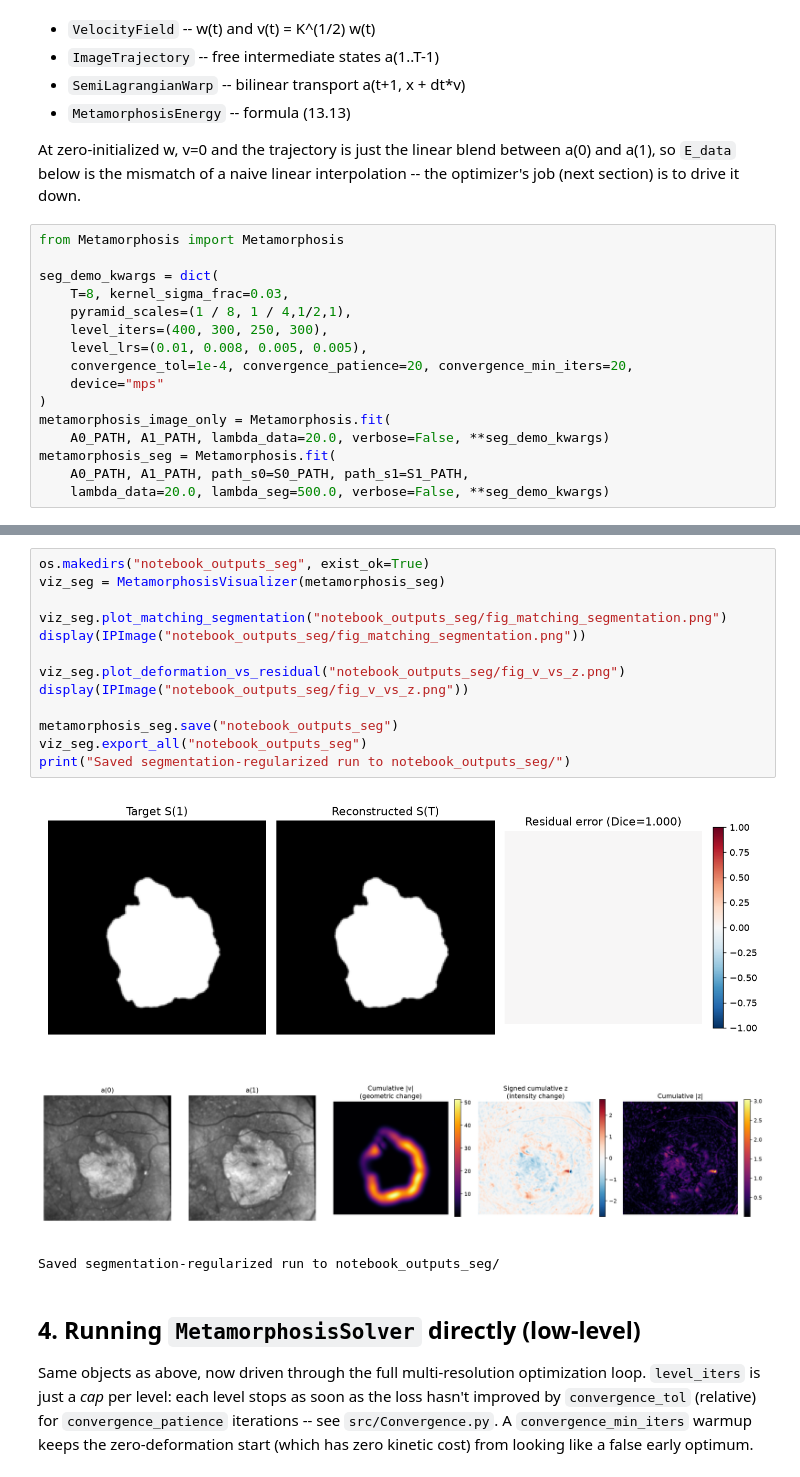
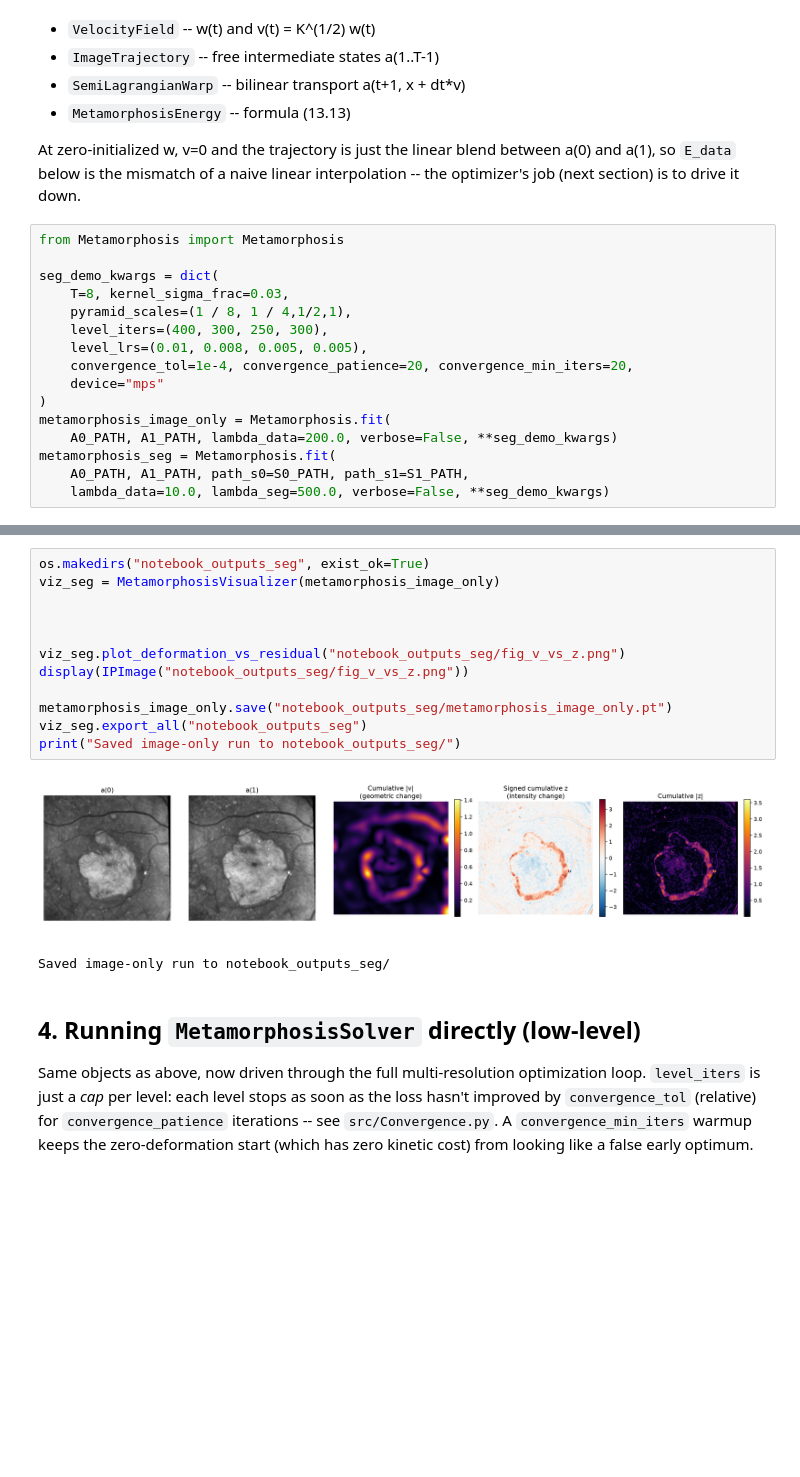
Before and after one commit to clach1506/Metamorphosis, a Jupyter notebook: 04_test_solver.ipynb, the cells around one changed output, grey strips where cells are left out. Saved outputs shown, nothing was run; the diff lists cells and outputs as text; blank space fills up the shorter version.

```diff
--- a/04_test_solver.ipynb
+++ b/04_test_solver.ipynb
@@ -96,10 +96,10 @@ seg_demo_kwargs = dict(
     device="mps"
 )
 metamorphosis_image_only = Metamorphosis.fit(
-    A0_PATH, A1_PATH, lambda_data=20.0, verbose=False, **seg_demo_kwargs)
+    A0_PATH, A1_PATH, lambda_data=200.0, verbose=False, **seg_demo_kwargs)
 metamorphosis_seg = Metamorphosis.fit(
     A0_PATH, A1_PATH, path_s0=S0_PATH, path_s1=S1_PATH,
-    lambda_data=20.0, lambda_seg=500.0, verbose=False, **seg_demo_kwargs)
+    lambda_data=10.0, lambda_seg=500.0, verbose=False, **seg_demo_kwargs)
 # %%
 from Visualizer import MetamorphosisVisualizer
 
@@ -128,21 +128,19 @@ Segmentation matching, S(T) vs target S(1):
   (first one trivially 1.0 -- S(T) is anchored to S(1) just like a(T)/a(1) above, so the pure-deformation Dice above is the only one that actually measures how well v alone explains the segmentation's ...
 # %%
 os.makedirs("notebook_outputs_seg", exist_ok=True)
-viz_seg = MetamorphosisVisualizer(metamorphosis_seg)
+viz_seg = MetamorphosisVisualizer(metamorphosis_image_only)
 
-viz_seg.plot_matching_segmentation("notebook_outputs_seg/fig_matching_segmentation.png")
-display(IPImage("notebook_outputs_seg/fig_matching_segmentation.png"))
+
 
 viz_seg.plot_deformation_vs_residual("notebook_outputs_seg/fig_v_vs_z.png")
 display(IPImage("notebook_outputs_seg/fig_v_vs_z.png"))
 
-metamorphosis_seg.save("notebook_outputs_seg")
+metamorphosis_image_only.save("notebook_outputs_seg/metamorphosis_image_only.pt")
 viz_seg.export_all("notebook_outputs_seg")
-print("Saved segmentation-regularized run to notebook_outputs_seg/")
+print("Saved image-only run to notebook_outputs_seg/")
 # %% [output]
-[figure, old version]
+[figure, new version]
-[figure, removed]
-Saved segmentation-regularized run to notebook_outputs_seg/
+Saved image-only run to notebook_outputs_seg/
 # %% [markdown]
 ## 4. Running `MetamorphosisSolver` directly (low-level)
 
```
Also changed, not shown: parts of 1 cell of this notebook, 7 other files.
